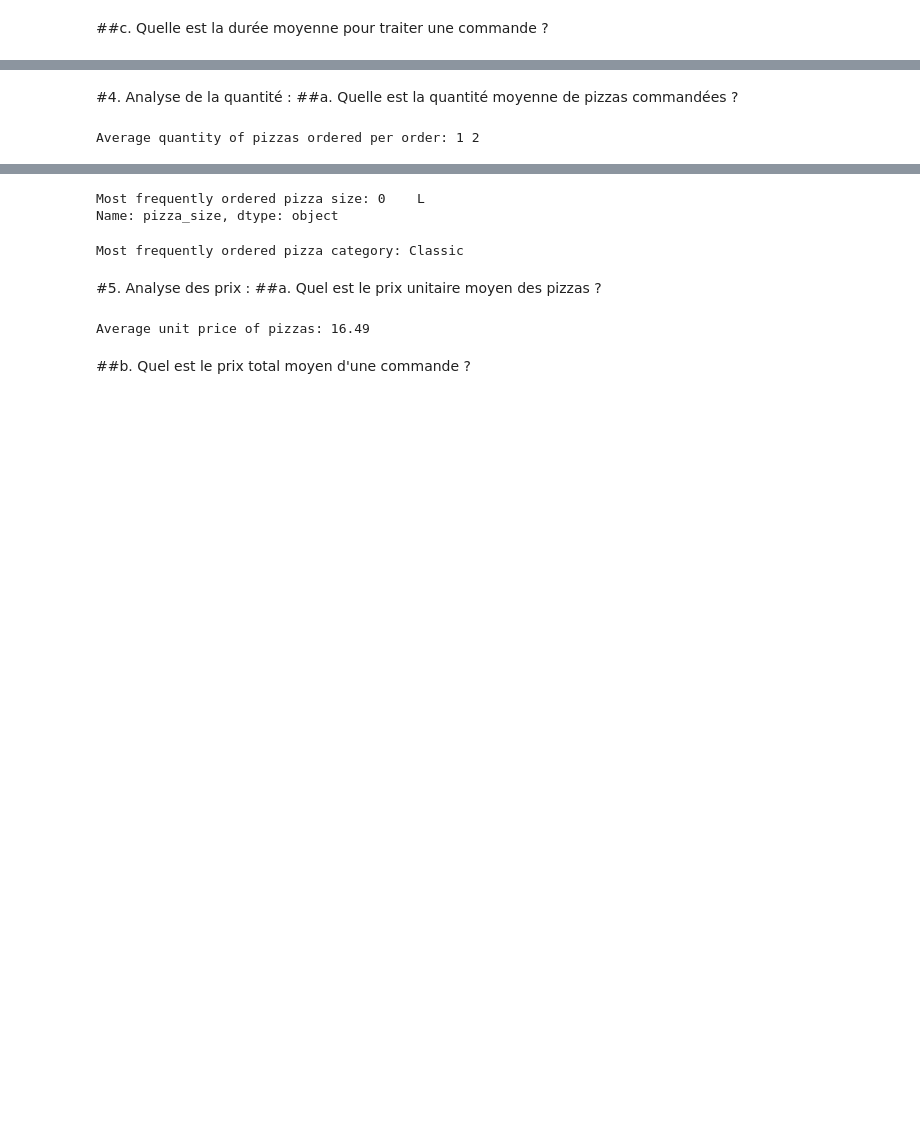
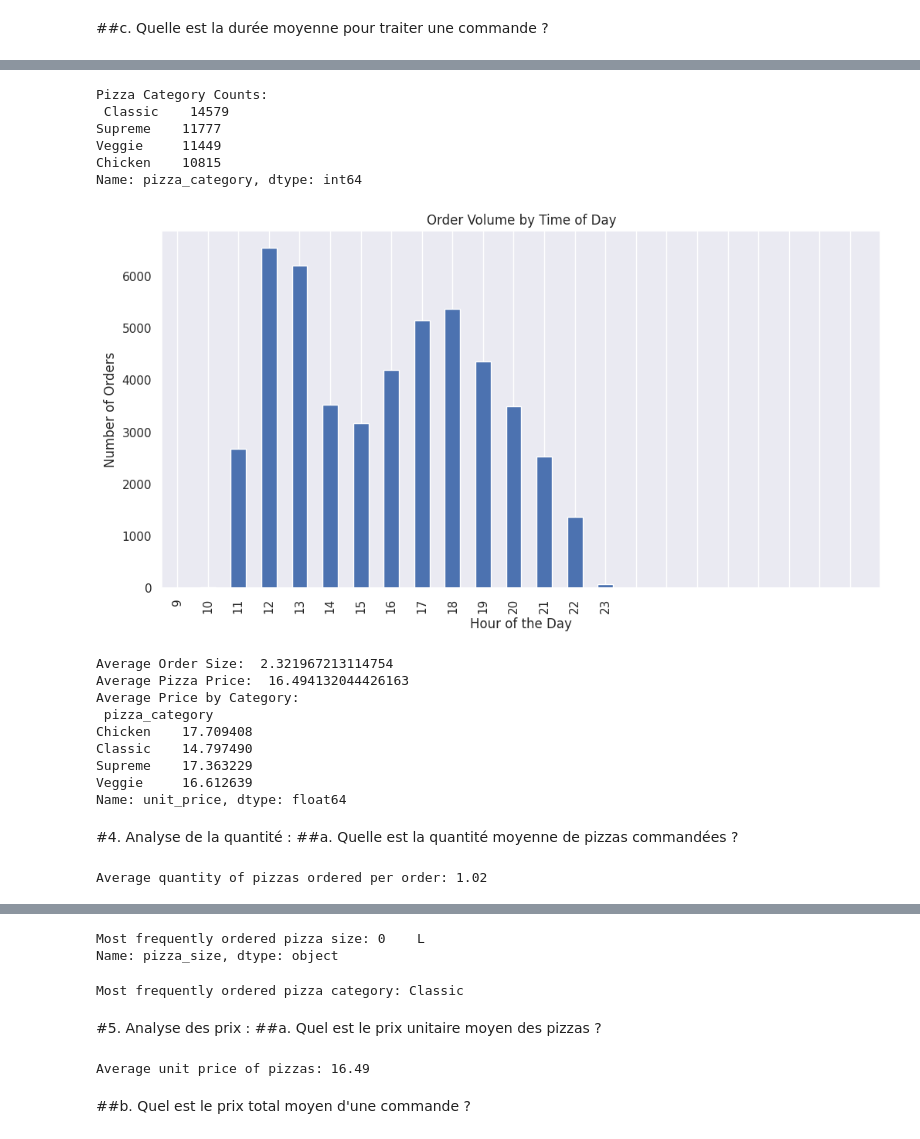
Before and after one commit to Enam88/Pizza-o-jo, a Jupyter notebook: pizza_eda.ipynb, the cells around one changed output, grey strips where cells are left out. Cells and saved outputs as stored; diff of their text form; code cells hidden in the pictures; blank space fills up the shorter version.

```diff
--- a/pizza_eda.ipynb
+++ b/pizza_eda.ipynb
@@ -184,0 +191,15 @@ Name: order_id, dtype: int64
+# %%
+
+# Assuming 'order_date' is a datetime column in your DataFrame
+pizza_sales_df['order_date'] = pd.to_datetime(pizza_sales_df['order_date'])
+
+# Calculate the number of unique orders per day
+orders_per_day = pizza_sales_df.groupby(pizza_sales_df['order_date'].dt.date)['order_id'].nunique()
+# print(orders_per_day.head())
+
+# Find the date with the maximum and minimum orders
+max_orders_date = orders_per_day.idxmax()
+min_orders_date = orders_per_day.idxmin()
+
+print(f"Max Orders Date and value:", max_orders_date, "-", orders_per_day.max())
+print(f"Min Orders Date and value:", min_orders_date,"-", orders_per_day.min())
@@ -191,10 +220,60 @@ Name: order_id, dtype: int64
+# %%
+# Analysis 1: Count of Pizzas Ordered by Category
+pizza_category_counts = pizza_sales_df['pizza_category'].value_counts()
+print("Pizza Category Counts:\n", pizza_category_counts)
+
+# Analysis 2: Order Volume by Time of Day
+# Convert order_time to just hours
+pizza_sales_df['order_time'] = pd.to_datetime(pizza_sales_df['order_time'], format='%H:%M:%S')
+pizza_sales_df['hour_of_day'] = pizza_sales_df['order_time'].dt.hour
+
+# Counting the number of orders in each hour
+hourly_order_distribution = pizza_sales_df['hour_of_day'].value_counts().sort_index()
+pizza_sales_df
+# Plotting the distribution
+plt.figure(figsize=(12, 6))
+hourly_order_distribution.plot(kind='bar')
+plt.title('Order Volume by Time of Day')
+plt.xlabel('Hour of the Day')
+plt.ylabel('Number of Orders')
+plt.xticks(range(24))
+plt.grid(axis='y')
+plt.show()
+
+# Analysis 3: Average Order Size (Quantity of Pizzas per Order)
+average_order_size = pizza_sales_df.groupby('order_id')['quantity'].sum().mean()
+print("Average Order Size: ", average_order_size)
+
+# Analysis 4: Average Price of Pizzas Overall and by Category
+average_pizza_price = pizza_sales_df['unit_price'].mean()
+average_price_by_category = pizza_sales_df.groupby('pizza_category')['unit_price'].mean()
+print("Average Pizza Price: ", average_pizza_price)
+print("Average Price by Category:\n", average_price_by_category)
+# %% [output]
+Pizza Category Counts:
+ Classic    14579
+Supreme    11777
+Veggie     11449
+Chicken    10815
+Name: pizza_category, dtype: int64
+[figure, added]
+Average Order Size:  2.321967213114754
+Average Pizza Price:  16.494132044426163
+Average Price by Category:
+ pizza_category
+Chicken    17.709408
+Classic    14.797490
+Supreme    17.363229
+Veggie     16.612639
+Name: unit_price, dtype: float64
 # %% [markdown]
 #4. Analyse de la quantité :
 ##a. Quelle est la quantité moyenne de pizzas commandées ?
 # %%
 # Calculating the average quantity of pizzas ordered
 average_pizza_quantity = pizza_sales_df['quantity'].mean()
+rounded_average_pizza_quantity = round(average_pizza_quantity, 2)
 
-print("Average quantity of pizzas ordered per order:", round(average_pizza_quantity),2)
+print("Average quantity of pizzas ordered per order:", rounded_average_pizza_quantity)
 # %% [output]
-Average quantity of pizzas ordered per order: 1 2
+Average quantity of pizzas ordered per order: 1.02
```
Also changed, not shown: parts of 30 cells of this notebook.
